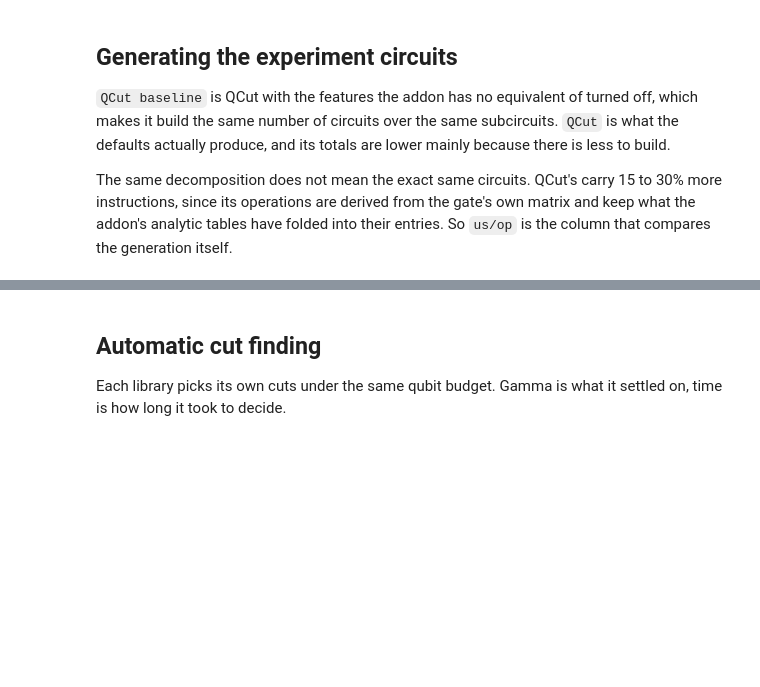
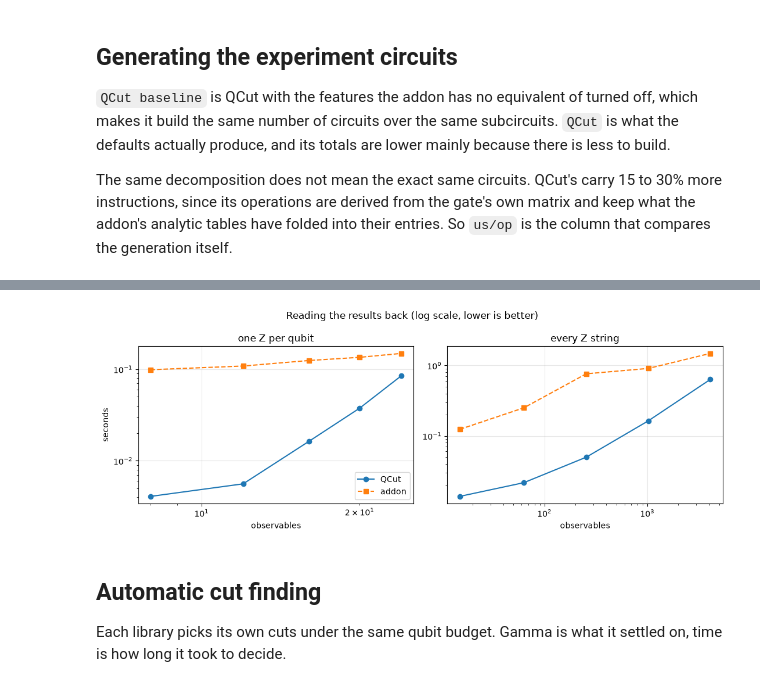
Before and after one commit to JooNiv/QCut, a Jupyter notebook: benchmarks/QCutVsAddon.ipynb, the cells around one changed output, grey strips where cells are left out. Cells and saved outputs as stored; diff of their text form; code cells hidden in the pictures; blank space fills up the shorter version.

```diff
--- a/benchmarks/QCutVsAddon.ipynb
+++ b/benchmarks/QCutVsAddon.ipynb
@@ -539,3 +656,23 @@ fig.tight_layout()
+# %%
+kinds = list(dict.fromkeys(reconstruction["kind"]))
+fig, axes = plt.subplots(1, len(kinds), figsize=(5.5 * len(kinds), 4))
+
+for ax, kind in zip(axes, kinds):
+    block = reconstruction[reconstruction.kind == kind].sort_values("observables")
+    for library, marker in (("QCut", "o-"), ("addon", "s--")):
+        ax.plot(block["observables"], block[library], marker, label=library)
+    ax.set_xscale("log")
+    ax.set_yscale("log")
+    ax.grid(True, alpha=0.3)
+    ax.set_title(kind)
+    ax.set_xlabel("observables")
+
+axes[0].set_ylabel("seconds")
+axes[0].legend()
+fig.suptitle("Reading the results back (log scale, lower is better)")
+fig.tight_layout()
+# %% [output]
+[figure, added]
 # %% [markdown]
 ## Automatic cut finding
 
```
Also changed, not shown: parts of 9 cells of this notebook, 17 other files.
